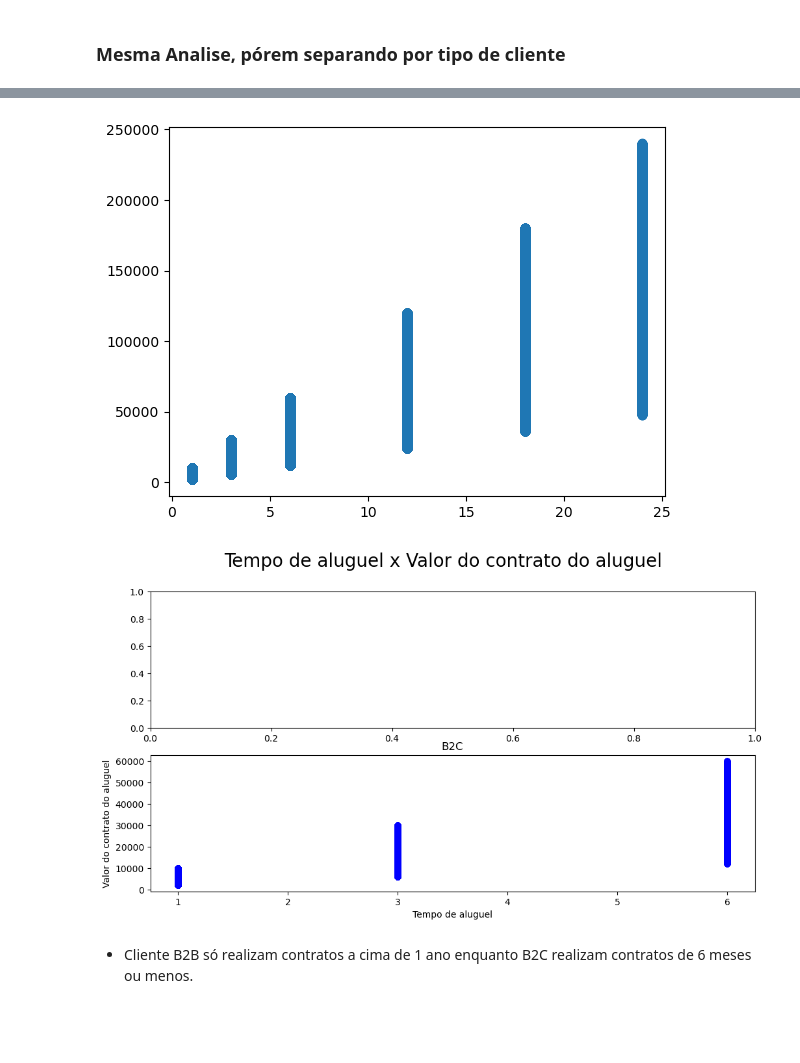
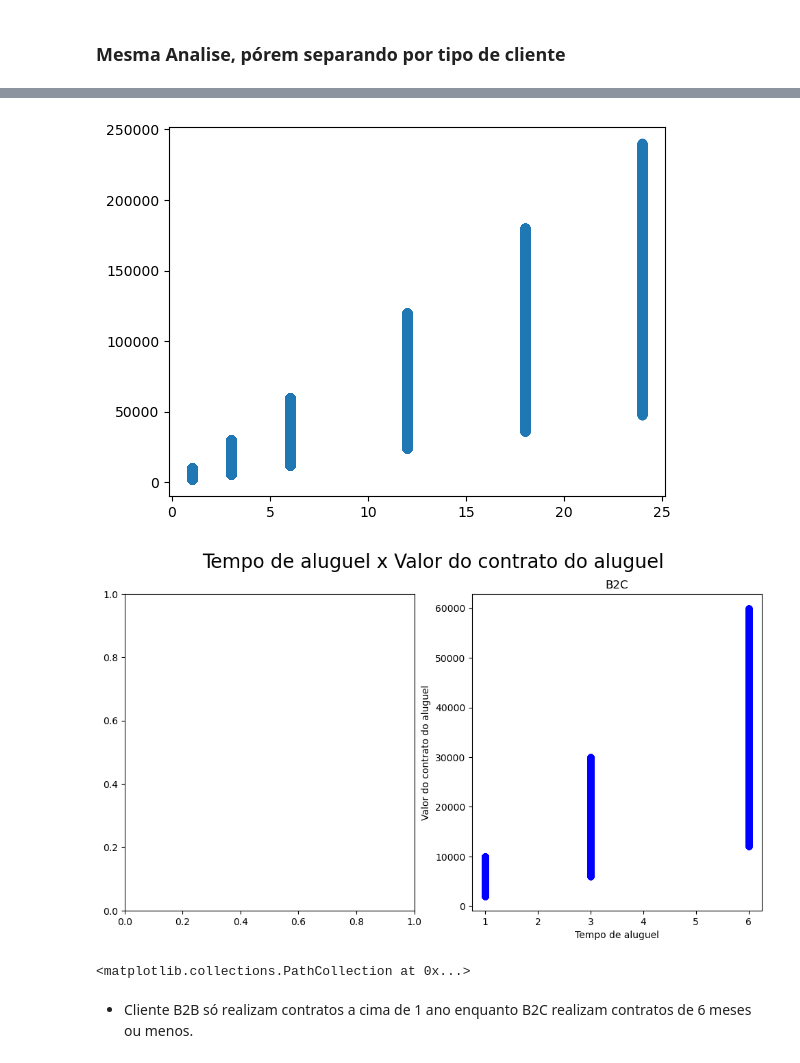
Before and after one commit to Henrique-Albuquerque2/PS-IJR-Grupo10, a Jupyter notebook: AnaliseAluguel.ipynb, the cells around one changed output, grey strips where cells are left out. Cells and saved outputs as stored; diff of their text form; code cells hidden in the pictures; blank space fills up the shorter version.

Commit message:
Aluguel

```diff
--- a/AnaliseAluguel.ipynb
+++ b/AnaliseAluguel.ipynb
@@ -236,19 +238,21 @@ db_alugueis_b2b.describe().round(2)
 # %%
 #Quero plotar dois gráficos, um do lado do outro
 plt.scatter(db_alugueis['Tempo de aluguel'], db_alugueis['Valor do contrato do aluguel'])
 
 # Grafico do Tempo de aluguel x Valor do contrato do aluguel, para cliente B2B e B2C
-fig, axs = plt.subplots(2, 1, figsize=(12, 6))
+fig, axs = plt.subplots(1, 2, figsize=(12, 6))
 fig.suptitle('Tempo de aluguel x Valor do contrato do aluguel', fontsize=20)
 
 axs[1].scatter(db_alugueis_b2c['Tempo de aluguel'], db_alugueis_b2c['Valor do contrato do aluguel'], color='blue')
 axs[1].set_title('B2C')
 axs[1].set_xlabel('Tempo de aluguel')
 axs[1].set_ylabel('Valor do contrato do aluguel')
 plt.show()
+axs[0].scatter(db_alugueis_b2b['Tempo de aluguel'], db_alugueis_b2b['Valor do contrato do aluguel'], color='red')
 # %% [output]
 [figure]
-[figure, old version]
+[figure, new version]
+<matplotlib.collections.PathCollection at 0x...>
 # %% [markdown]
 - Cliente B2B só realizam contratos a cima de 1 ano enquanto B2C realizam contratos de 6 meses ou menos.
 # %% [markdown]
```
Also changed, not shown: parts of 1 cell of this notebook.
